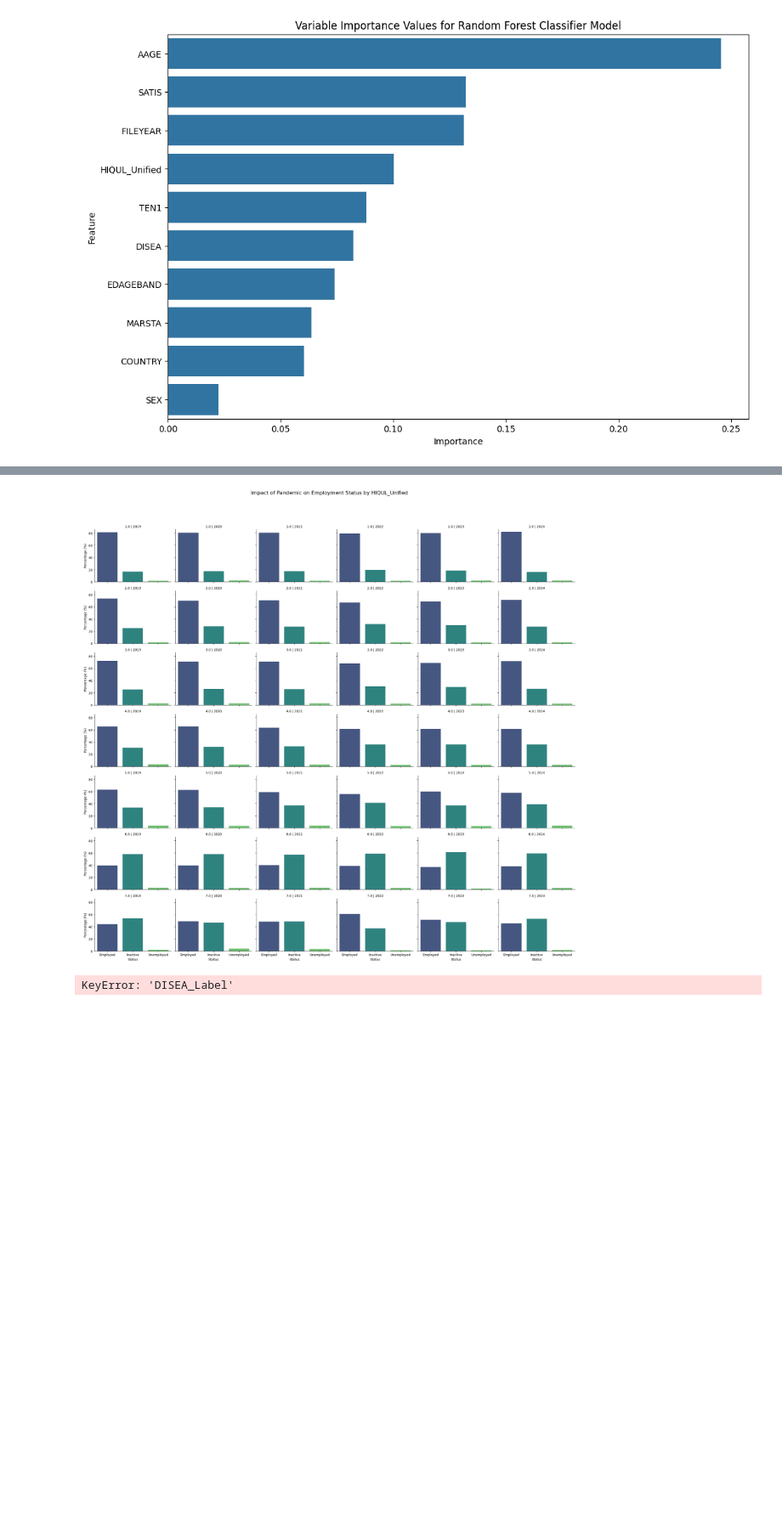
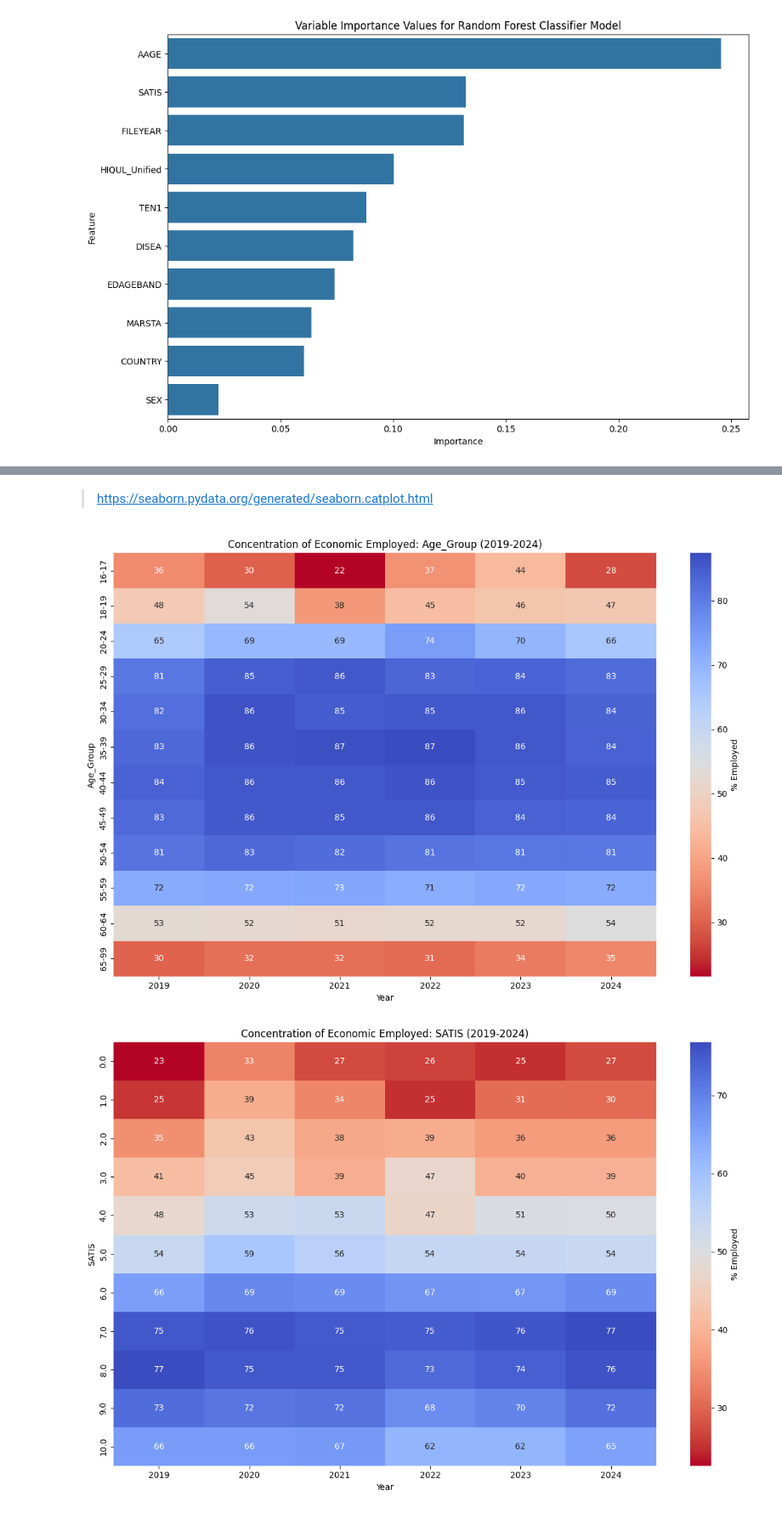
Before and after one commit to corey-richardson/comp3008-cw2, a Jupyter notebook: notebook.ipynb, the cells around one changed output, grey strips where cells are left out. Shown at 85% size. Saved outputs shown, nothing was run; the diff lists cells and outputs as text; code cells hidden in the pictures; blank space fills up the shorter version.

Commit message:
Heatmaps showing concentrations of employment

```diff
--- a/notebook.ipynb
+++ b/notebook.ipynb
@@ -537,7 +537,7 @@ plt.show()
 [figure]
 # %%
 # Five "most important" features for determining if someone is in work, plus the year to determine the affects of the pandemic over time
-focuses = ["AAGE", "SATIS", "HIQUL_Unified", "TEN1", "DISEA", "FILEYEAR"]
+focuses = ["AAGE", "SATIS", "HIQUL_Unified", "TEN1", "DISEA", "FILEYEAR", "SEX"]
 # %%
 df_plot = df_classes[focuses + ["Status_Grouped"]].dropna(subset=["Status_Grouped"]).copy()
 
@@ -605,24 +606,27 @@ for feature in viz_features:
-# %%
-for feature in ["HIQUL_Unified", "Current_Disability", "Accommodation"]:
-    # 1. Prepare data: Calculate percentages per year per category
-    prop_df = (df_plot.groupby(['FILEYEAR', feature])['Status_Grouped']
-               .value_counts(normalize=True)
-               .rename('percentage')
-               .mul(100)
-               .reset_index())
-
-    # 2. Create the Facet Plot
-    g = sns.catplot(
-        data=prop_df, x='Status_Grouped', y='percentage',
-        hue='Status_Grouped', col='FILEYEAR', row=feature,
-        kind='bar', height=3, aspect=1.2, palette='viridis'
-    )
-
-    g.set_titles("{row_name} | {col_name}")
-    g.set_axis_labels("Status", "Percentage (%)")
-    plt.subplots_adjust(top=0.9)
-    g.fig.suptitle(f'Impact of Pandemic on Employment Status by {feature}', fontsize=16)
-    plt.show()
-# %% [output]
-[figure, removed]
-KeyError: 'DISEA_Label'
+# %% [markdown]
+> https://seaborn.pydata.org/generated/seaborn.catplot.html
+# %%
+for feature in ["Age_Group", "SATIS", "Highest_Qualifaction", "Accommodation", "Current_Disability"]:
+
+    ppt_df = (df_plot.groupby(["FILEYEAR", feature])["Status_Grouped"]
+               .value_counts(normalize=True)
+               .mul(100)
+               .reset_index(name="percentage"))
+
+    heatmap_data = ppt_df[ppt_df["Status_Grouped"] == "Employed"]
+
+    pivot_table = heatmap_data.pivot(index=feature, columns="FILEYEAR", values="percentage")
+
+    plt.figure(figsize=(12, 8))
+    sns.heatmap(pivot_table, annot=True, cbar_kws={"label": f"% {target_status}"}, cmap="coolwarm_r")
+
+    plt.title(f"Concentration of Employment: {feature} (2019-2024)")
+    plt.xlabel("Year")
+    plt.ylabel(feature)
+
+    plt.tight_layout()
+    plt.savefig(f"graphs/heatmap_{feature}.png", dpi=300)
+    plt.show()
+# %% [output]
+[figure, added]
+[figure, added]
```
Also changed, not shown: parts of 2 cells of this notebook, 5 other files.
